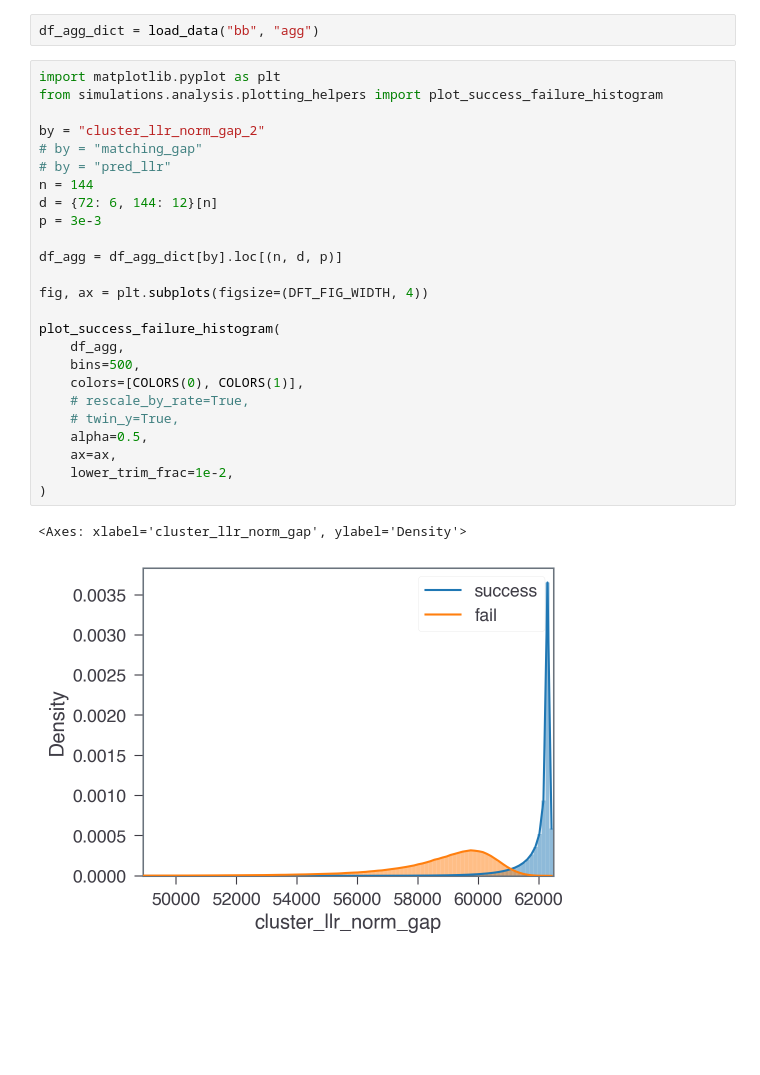
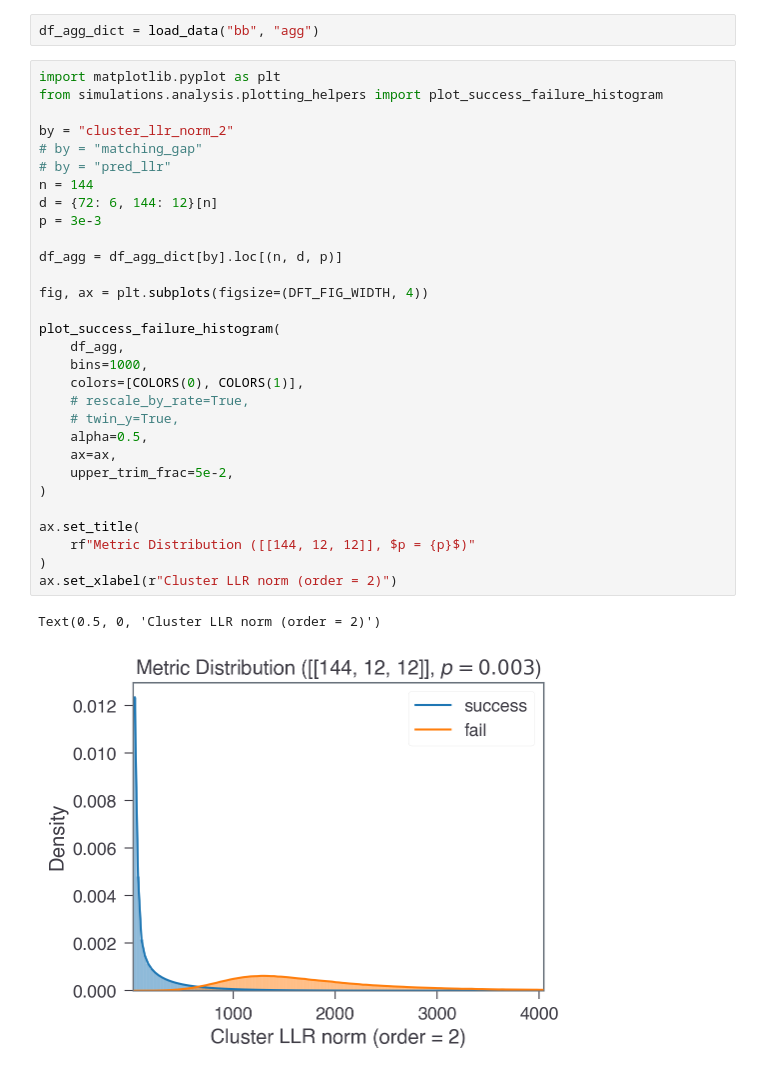
Before and after one commit to seokhyung-lee/ldpc-post-selection, a Jupyter notebook: simulations/analysis/notebooks/bb_code_analysis.ipynb, the cells around one changed output. Cells and saved outputs as stored; diff of their text form; blank space fills up the shorter version.

```diff
--- a/simulations/analysis/notebooks/bb_code_analysis.ipynb
+++ b/simulations/analysis/notebooks/bb_code_analysis.ipynb
@@ -262,28 +407,33 @@ df_agg_dict = load_data("bb", "agg")
 # %%
 import matplotlib.pyplot as plt
 from simulations.analysis.plotting_helpers import plot_success_failure_histogram
 
-by = "cluster_llr_norm_gap_2"
+by = "cluster_llr_norm_2"
 # by = "matching_gap"
 # by = "pred_llr"
 n = 144
 d = {72: 6, 144: 12}[n]
 p = 3e-3
 
 df_agg = df_agg_dict[by].loc[(n, d, p)]
 
 fig, ax = plt.subplots(figsize=(DFT_FIG_WIDTH, 4))
 
 plot_success_failure_histogram(
     df_agg,
-    bins=500,
+    bins=1000,
     colors=[COLORS(0), COLORS(1)],
     # rescale_by_rate=True,
     # twin_y=True,
     alpha=0.5,
     ax=ax,
-    lower_trim_frac=1e-2,
+    upper_trim_frac=5e-2,
 )
+
+ax.set_title(
+    rf"Metric Distribution ([[144, 12, 12]], $p = {p}$)"
+)
+ax.set_xlabel(r"Cluster LLR norm (order = 2)")
 # %% [output]
-<Axes: xlabel='cluster_llr_norm_gap', ylabel='Density'>
+Text(0.5, 0, 'Cluster LLR norm (order = 2)')
-[figure, old version]
+[figure, new version]
```
Also changed, not shown: parts of 8 cells of this notebook, 32 other files.
